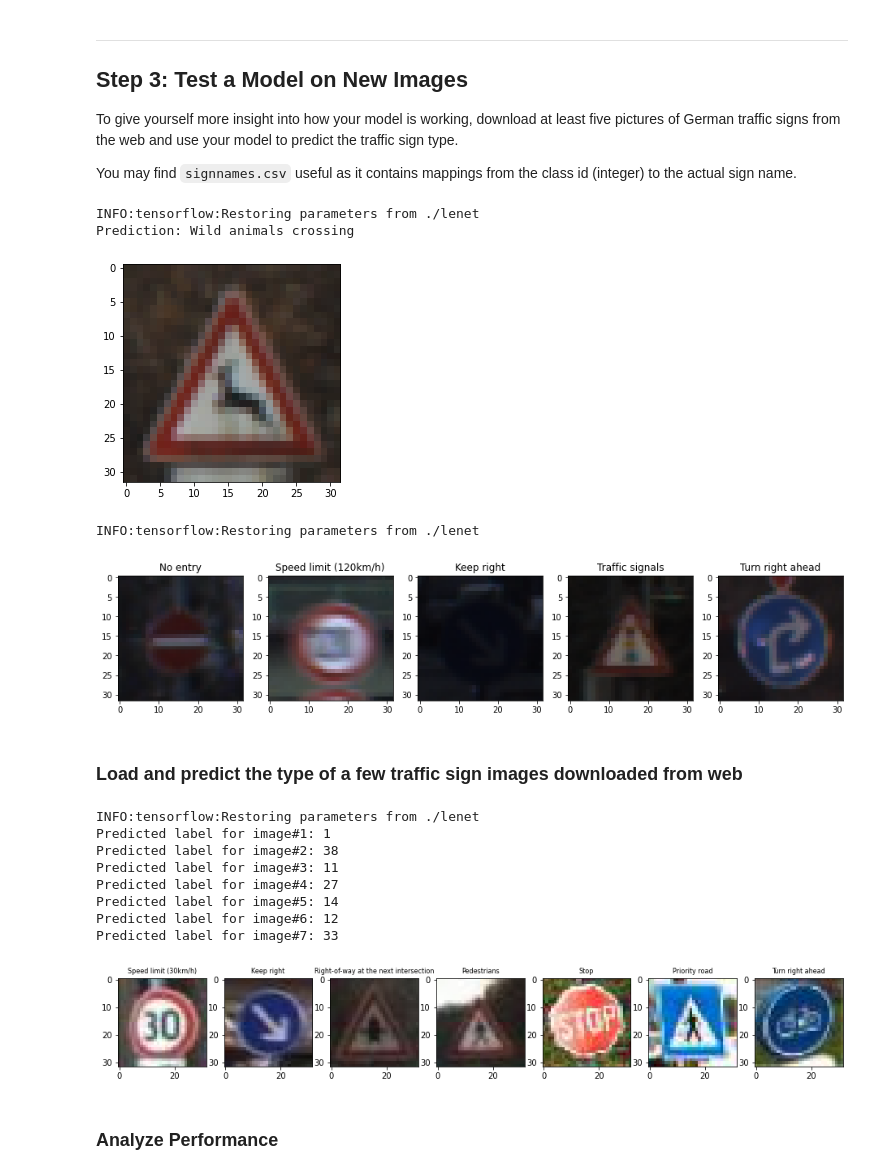
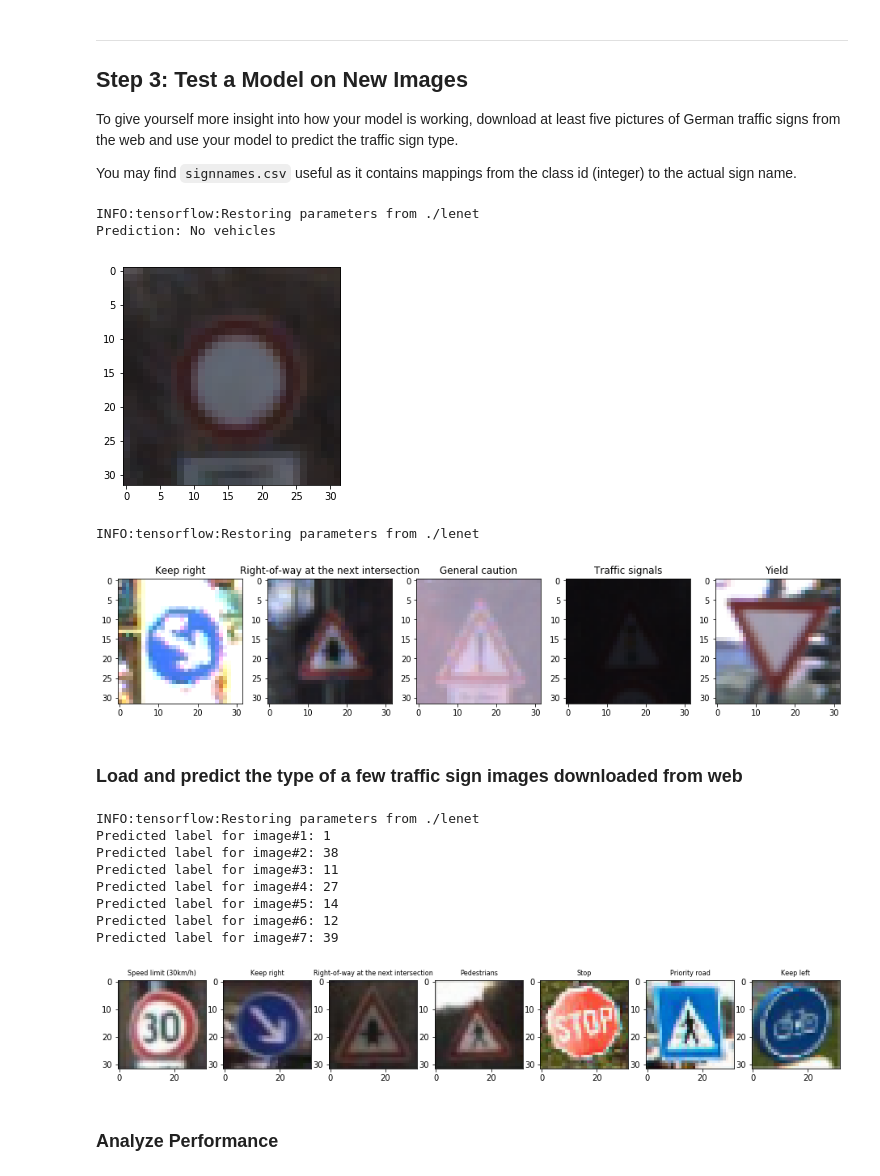
Before and after one commit to danthe42/CarND-Traffic-Sign-Classifier-Project, a Jupyter notebook: Traffic_Sign_Classifier.ipynb, the cells around one changed output. Cells and saved outputs as stored; diff of their text form; code cells hidden in the pictures.

```diff
--- a/Traffic_Sign_Classifier.ipynb
+++ b/Traffic_Sign_Classifier.ipynb
@@ -179,0 +202,20 @@ Label with most samples in the train set: 'Speed limit (50km/h)' Number of image
+# %%
+# show 1 random example image for each different traffic signs (total: 43) from the train set
+import random
+import numpy as np
+import matplotlib.pyplot as plt
+
+columns = 6
+rows = 8
+fig=plt.figure(figsize=(12, 12))
+
+for i in range(1, columns*rows +1):
+    if i>43:
+        continue
+    xindices = np.where(y_train == (i-1))[0]
+    index = random.randint(0, len(xindices)-1)
+    realidx = xindices[index]
+    assert(y_train[realidx] == (i-1))
+    image_orig = np.asarray( X_train[realidx], dtype=np.uint8 ).squeeze()
+    fig.add_subplot(rows, columns, i)
+    plt.imshow(image_orig)
@@ -274,18 +297,0 @@ Complete training set size: 86430 images.
-# %%
-# these are random examples of the 43 traffic signs we will teach to the network to recognize
-
-columns = 6
-rows = 8
-fig=plt.figure(figsize=(12, 12))
-
-for i in range(1, columns*rows +1):
-    if i>43:
-        continue
-    xindices = np.where(y_train_2 == (i-1))[0]
-    index = random.randint(0, len(xindices)-1)
-    realidx = xindices[index]
-    assert(y_train_2[realidx] == (i-1))
-    image_orig = np.asarray( X_train_out[realidx], dtype=np.uint8 ).squeeze()
-    fig.add_subplot(rows, columns, i)
-    plt.imshow(image_orig)
-#plt.show()
@@ -413,7 +417,7 @@ with tf.Session() as sess:
             batch_x, batch_y = X_train_ready[offset:end], y_train_ready[offset:end]
             sess.run(training_operation, feed_dict={x: batch_x, y: batch_y})
         validation_accuracy = evaluate(X_valid_ready, y_valid_ready)
-        if (i % 10) == 0:
+        if (i % 10) == 9:
           learning_rate = learning_rate * 0.9
           print ("Learning_rate decreased to " + str(learning_rate) )
         last_validation_accuracy = validation_accuracy
@@ -485,34 +484,36 @@ custom_sign_names = ('sign1',
 for fname in custom_sign_names:
             plt.imsave( 'additionalsigns/rescaled_{}.jpg'.format(fname), rescale_image( plt.imread( 'additionalsigns/{}.jpg'.format(fname) )) )
 # %%
+# Make a prediction on a random image from the train set
+
 import random
 import numpy as np
 import matplotlib.pyplot as plt
 from skimage.color import rgba2rgb
 
 X_train_2 = (X_train - 128.0)/128.0
 y_train_2 = y_train
 
 # ------------------
 
 inputs = np.zeros( (1, 32,32,3), dtype=np.float64 )
 
-idx = 890
+idx = random.randint(0, len(X_train_2))
 inputs[0] = X_train_2[idx]
 lbl = y_train_2[idx]
 plt.imshow(X_train[idx])
 
 saver = tf.train.Saver()
 am = tf.argmax(logits, 1)
 
 with tf.Session() as sess:
     saver.restore(sess, './lenet')
     o = sess.run(am, feed_dict={x: inputs})
     print ("Prediction: {}".format(signnames[str(o[0])]))
 # %% [output]
 INFO:tensorflow:Restoring parameters from ./lenet
-Prediction: Wild animals crossing
+Prediction: No vehicles
-[figure, old version]
+[figure, new version]
 # %%
 # Test prediction: try to recognize 5 traffic signs from one of the input data sets
 
@@ -547,10 +548,9 @@ with tf.Session() as sess:
     o = sess.run(am, feed_dict={x: inputs})
     for i in range(1, columns +1):
         axes[i-1].set_title(signnames[str(o[i-1])], fontsize=12)
-plt.show()
 # %% [output]
 INFO:tensorflow:Restoring parameters from ./lenet
-[figure, old version]
+[figure, new version]
 # %% [markdown]
 ### Load and predict the type of a few traffic sign images downloaded from web
 # %%
@@ -566,6 +566,16 @@ import numpy as np
 import matplotlib.pyplot as plt
 from skimage.color import rgba2rgb
 
+def normalizeimage(img):
+    if img.shape[2] == 4:
+        img = rgba2rgb(img)
+    if img.dtype == np.float64:
+        # RGB values are [0,1]
+        return (img - 0.5)/1.0
+    else:
+        # RGB values are [0,255]
+        return (img - 128.0)/128.0
+
 columns = len(custom_sign_names)
 rows = 1
 inputs = np.zeros( (columns, 32,32,3), dtype=np.float64 )
@@ -575,8 +585,7 @@ fig, axes = plt.subplots(rows,columns, figsize = (16,12))
 for i in range(1, columns +1):
     fname = custom_sign_names[i-1]
     img = plt.imread('additionalsigns/rescaled_{}.jpg'.format(fname))
-    input_data = (img - 128.0)/128.0
-    inputs[i-1] = input_data
+    inputs[i-1] = normalizeimage(img)
     axes[i-1].imshow(img)
 
 saver = tf.train.Saver()
@@ -597,8 +606,8 @@ Predicted label for image#3: 11
 Predicted label for image#4: 27
 Predicted label for image#5: 14
 Predicted label for image#6: 12
-Predicted label for image#7: 33
+Predicted label for image#7: 39
-[figure, old version]
+[figure, new version]
 # %% [markdown]
 ### Analyze Performance
 # %%
```
Also changed, not shown: parts of 12 cells of this notebook.
